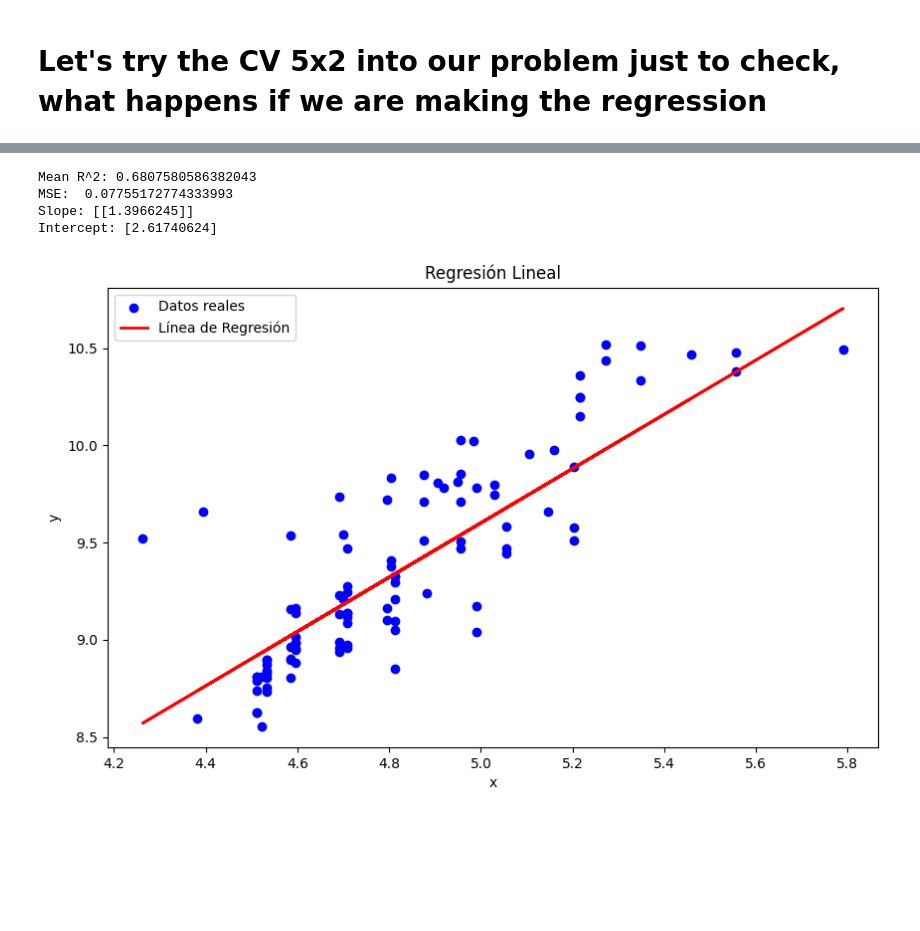
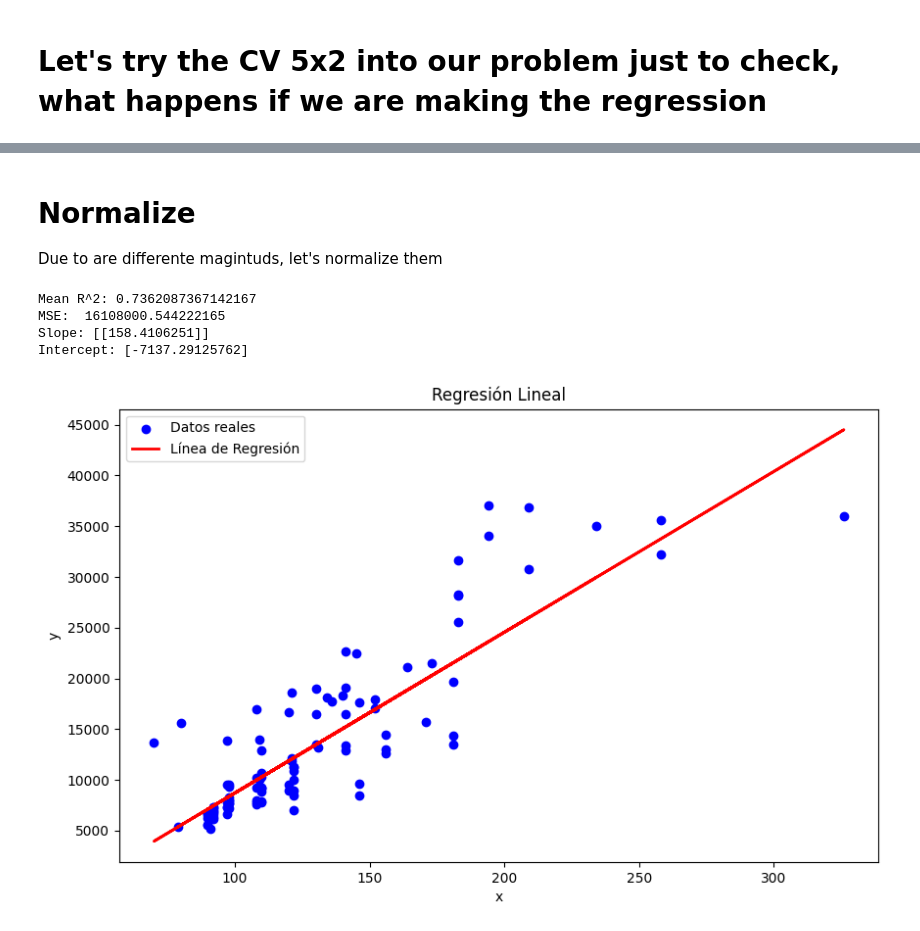
Before and after one commit to JoseAdrianRodriguezGonzalez/Linear-predictor, a Jupyter notebook: src/second/test.ipynb, the cells around one changed output, grey strips where cells are left out. Saved outputs shown, nothing was run; the diff lists cells and outputs as text; code cells hidden in the pictures; blank space fills up the shorter version.

```diff
--- a/src/second/test.ipynb
+++ b/src/second/test.ipynb
@@ -220,5 +220,5 @@ However it'll be useful to check by now what happens when we use those columns t
 # %%
 data[data['price     '].isnull()]
-data['price     ']=data['price     '].replace(np.nan,data['price     '].median())
+data['price     ']=data['price     '].replace(np.nan,data['price     '].mean())
 print("skew",data['price     '].skew())
 # %% [output]
@@ -252,0 +307,23 @@ np.float64(2.6232797942177686)
+# %%
+Q1p = dfT1['price'].quantile(0.10)
+Q3p = dfT1['price'].quantile(0.75)
+IQRp = Q3p - Q1p
+Q1e = dfT1['engine-size'].quantile(0.10)
+Q3e = dfT1['engine-size'].quantile(0.75)
+IQRe = Q3e - Q1e
+mean_price = dfT1['price'].mean()
+dfT1['price'] = np.where(
+    (dfT1['price'] < (Q1p - 1.5 * IQRp)) | (dfT1['price'] > (Q3p + 1.5 * IQRp)),
+    mean_price,
+    dfT1['price']
+)
+
+# Reemplazar outliers en 'engine-size' con la media
+mean_engine_size = dfT1['engine-size'].mean()
+dfT1['engine-size'] = np.where(
+    (dfT1['engine-size'] < (Q1e - 1.5 * IQRe)) | (dfT1['engine-size'] > (Q3e + 1.5 * IQRe)),
+    mean_engine_size,
+    dfT1['engine-size'])
+sns.boxplot(dfT1)
+
+print(dfT1.corr())
@@ -253,3 +335,6 @@ np.float64(2.6232797942177686)
+# %% [markdown]
+# Normalize
+Due to are differente magintuds, let's normalize them
 # %%
 from sklearn.linear_model import LinearRegression
 from sklearn.model_selection import KFold
@@ -257,8 +342,11 @@ from sklearn.metrics import mean_squared_error,r2_score ,root_mean_squared_error
 model = LinearRegression()
 mse_scores = []
 r2_scores = []
-X=np.log(data['engine-size']+1).to_frame()
-Y=np.log(data['price     ']+1).to_frame()
+X=(dfT1['engine-size']).to_frame()
+Y=(dfT1['price']).to_frame()
+
+X=(data['engine-size']).to_frame()
+Y=(data['price     ']).to_frame()
 y_pred=[]
 X_test=[]
 y_test=[]
@@ -272,35 +360,35 @@ for _ in range(5):
         # Entrenamos el modelo
         model.fit(X_train, y_train)
 
         # Realizamos las predicciones
         y_pred = model.predict(X_test)
 
         # Calculamos el MSE y lo almacenamos
         mse = mean_squared_error(y_test, y_pred)
         mse_scores.append(mse)
         r2 = r2_score(y_test, y_pred)
         r2_scores.append(r2)
 
 # Calculamos el promedio de MSE
 mean_r2 = np.mean(r2_scores)
 print("Mean R^2:", mean_r2)
 mean_mse = np.mean(mse_scores)
 print("MSE: ",mean_mse )
 
 print("Slope:", model.coef_)
 print("Intercept:", model.intercept_)
 
 plt.figure(figsize=(10, 6))
 plt.scatter(X_test, y_test, color='blue', label='Datos reales')
 plt.plot(X_test, y_pred, color='red', linewidth=2, label='Línea de Regresión')
 plt.title('Regresión Lineal')
 plt.xlabel('x')
 plt.ylabel('y')
 plt.legend()
 plt.show()
 # %% [output]
-Mean R^2: 0.6807580586382043
-MSE:  0.07755172774333993
-Slope: [[1.3966245]]
-Intercept: [2.61740624]
+Mean R^2: 0.7362087367142167
+MSE:  16108000.544222165
+Slope: [[158.4106251]]
+Intercept: [-7137.29125762]
-[figure, old version]
+[figure, new version]
```
Also changed, not shown: parts of 27 cells of this notebook, 6 other files.
